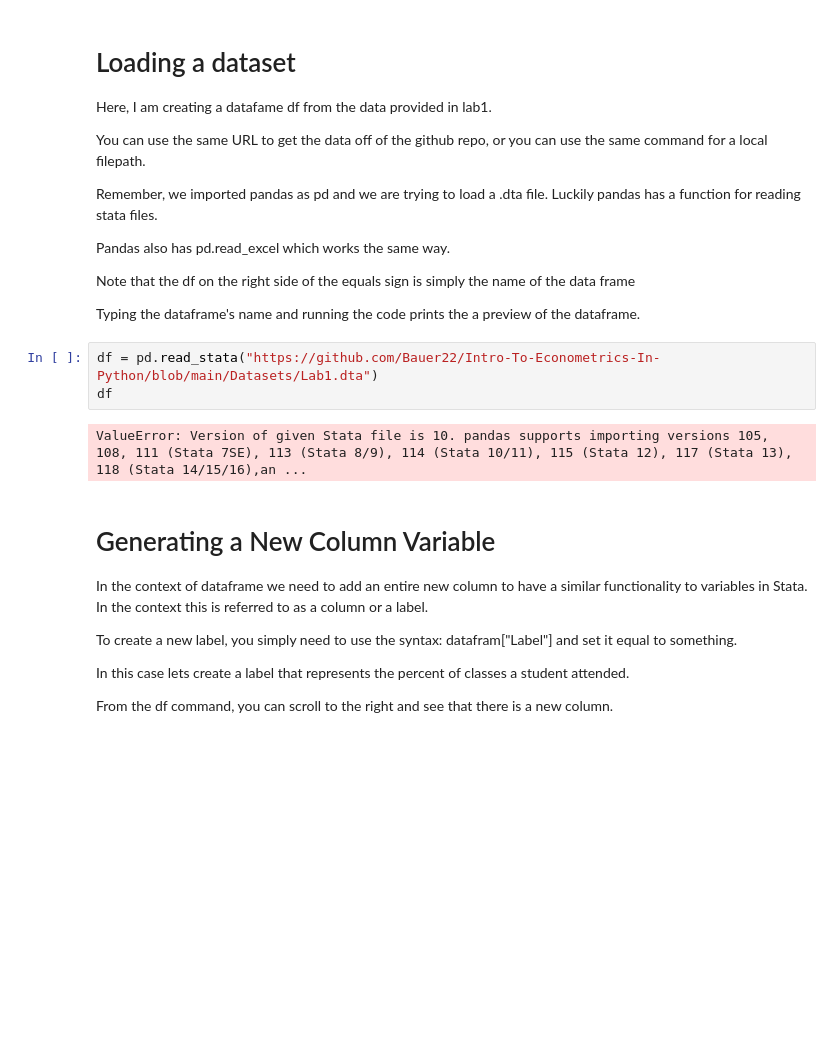
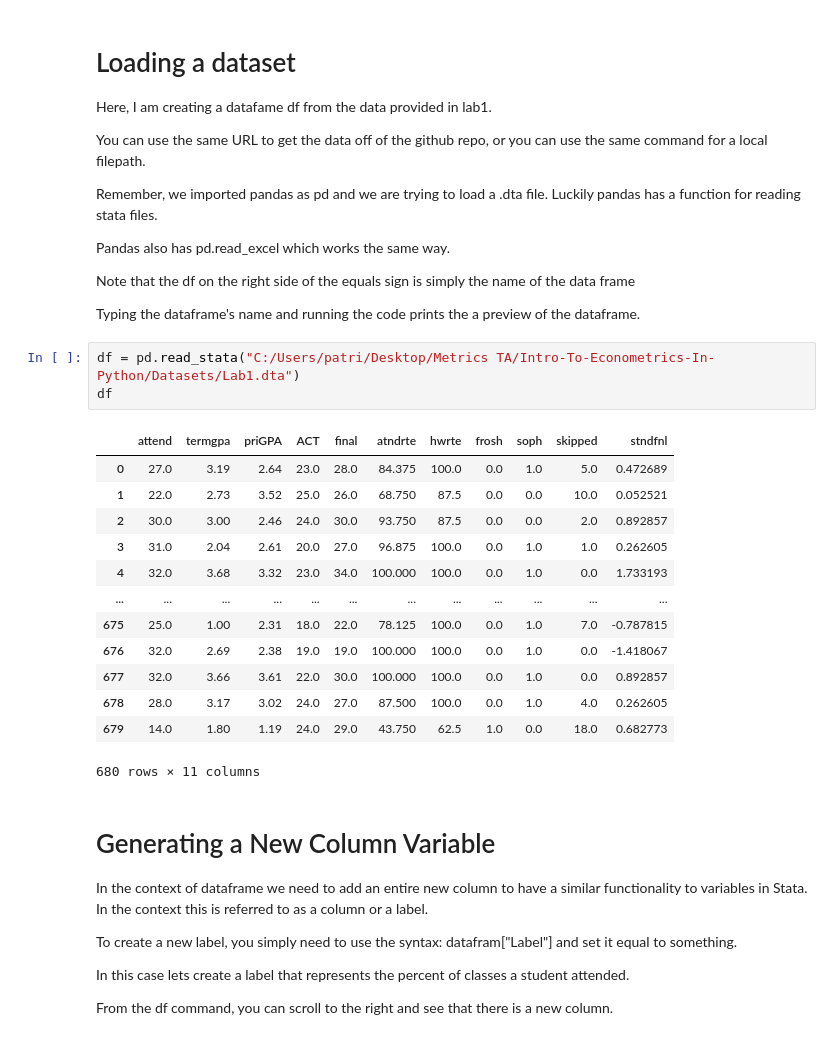
Before and after one commit to Bauer22/Intro-To-Econometrics-In-Python, a Jupyter notebook: Tutorial 1.ipynb, the cells around one changed output. Saved outputs shown, nothing was run; the diff lists cells and outputs as text; blank space fills up the shorter version.

```diff
--- a/Tutorial 1.ipynb
+++ b/Tutorial 1.ipynb
@@ -49,10 +49,22 @@ Note that the df on the right side of the equals sign is simply the name of the
 
 Typing the dataframe's name and running the code prints the a preview of the dataframe.
 # %%
-df = pd.read_stata("https://github.com/Bauer22/Intro-To-Econometrics-In-Python/blob/main/Datasets/Lab1.dta")
+df = pd.read_stata("C:/Users/patri/Desktop/Metrics TA/Intro-To-Econometrics-In-Python/Datasets/Lab1.dta")
 df
 # %% [output]
+|  | attend | termgpa | priGPA | ACT | final | atndrte | hwrte | frosh | soph | skipped | stndfnl |
+| 0 | 27.0 | 3.19 | 2.64 | 23.0 | 28.0 | 84.375 | 100.0 | 0.0 | 1.0 | 5.0 | 0.472689 |
+| 1 | 22.0 | 2.73 | 3.52 | 25.0 | 26.0 | 68.750 | 87.5 | 0.0 | 0.0 | 10.0 | 0.052521 |
+| 2 | 30.0 | 3.00 | 2.46 | 24.0 | 30.0 | 93.750 | 87.5 | 0.0 | 0.0 | 2.0 | 0.892857 |
+| 3 | 31.0 | 2.04 | 2.61 | 20.0 | 27.0 | 96.875 | 100.0 | 0.0 | 1.0 | 1.0 | 0.262605 |
+| 4 | 32.0 | 3.68 | 3.32 | 23.0 | 34.0 | 100.000 | 100.0 | 0.0 | 1.0 | 0.0 | 1.733193 |
+| ... | ... | ... | ... | ... | ... | ... | ... | ... | ... | ... | ... |
+| 675 | 25.0 | 1.00 | 2.31 | 18.0 | 22.0 | 78.125 | 100.0 | 0.0 | 1.0 | 7.0 | -0.787815 |
+| 676 | 32.0 | 2.69 | 2.38 | 19.0 | 19.0 | 100.000 | 100.0 | 0.0 | 1.0 | 0.0 | -1.418067 |
+| 677 | 32.0 | 3.66 | 3.61 | 22.0 | 30.0 | 100.000 | 100.0 | 0.0 | 1.0 | 0.0 | 0.892857 |
+| 678 | 28.0 | 3.17 | 3.02 | 24.0 | 27.0 | 87.500 | 100.0 | 0.0 | 1.0 | 4.0 | 0.262605 |
+| 679 | 14.0 | 1.80 | 1.19 | 24.0 | 29.0 | 43.750 | 62.5 | 1.0 | 0.0 | 18.0 | 0.682773 |
-ValueError: Version of given Stata file is 10. pandas supports importing versions 105, 108, 111 (Stata 7SE), 113 (Stata 8/9), 114 (Stata 10/11), 115 (Stata 12), 117 (Stata 13), 118 (Stata 14/15/16),an ...
+680 rows × 11 columns
 # %% [markdown]
 # Generating a New Column Variable
 
```
Also changed, not shown: parts of 9 cells of this notebook, 2 other files.
